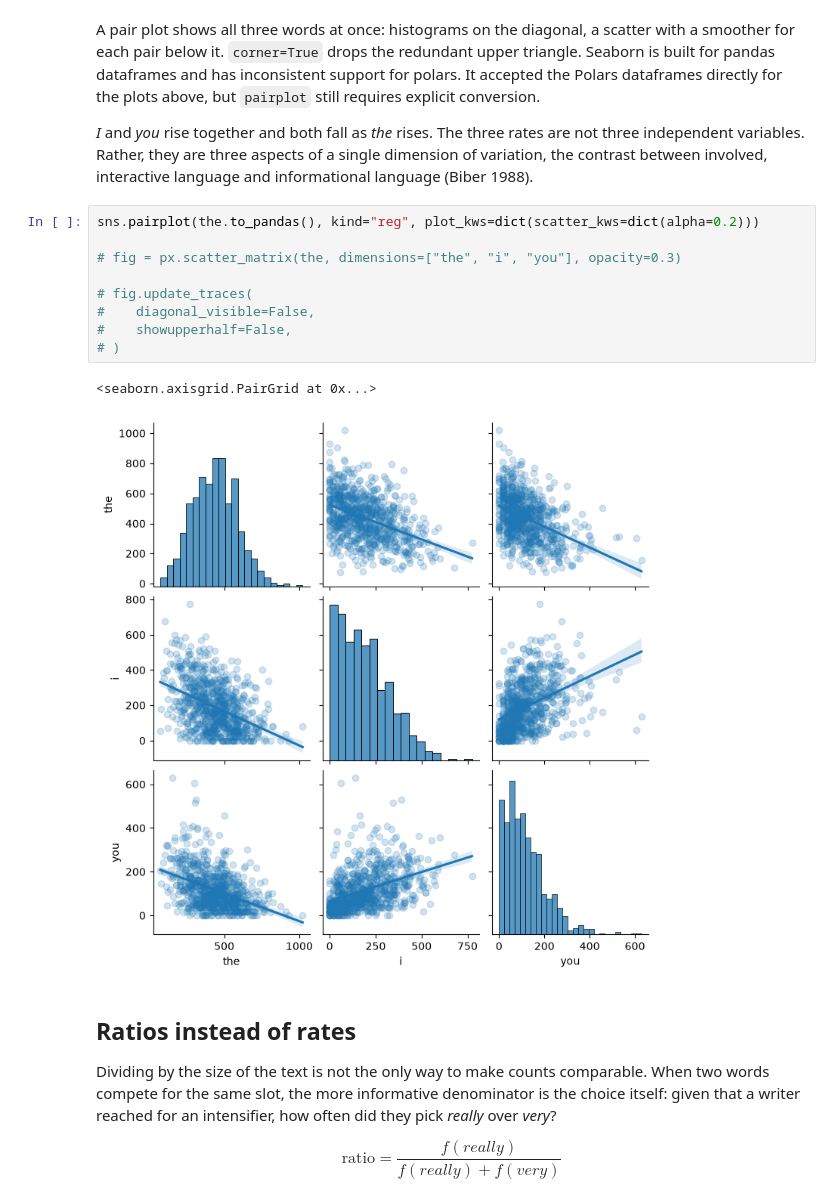
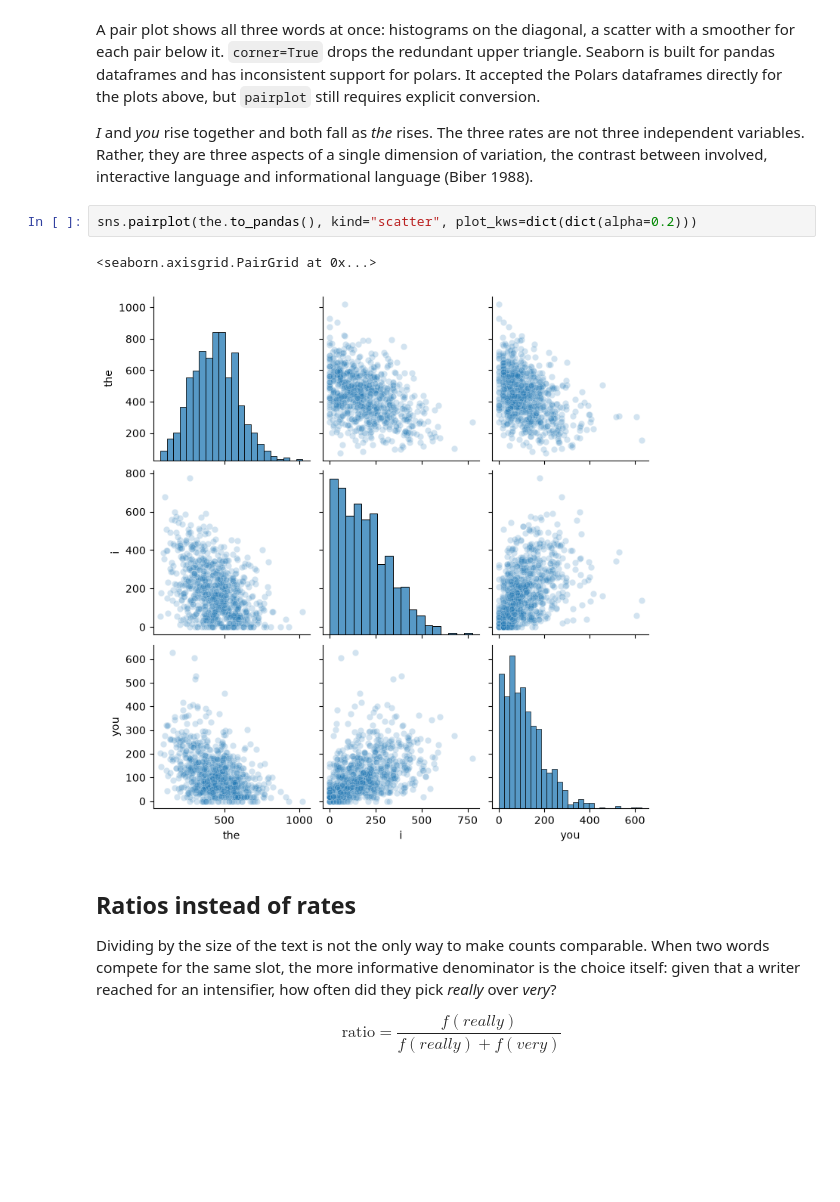
Before and after one commit to rmalouf/polars_corpus, a Jupyter notebook: docs/notebooks/frequencies.ipynb, the cells around one changed output. Cells and saved outputs as stored; diff of their text form; blank space fills up the shorter version.

Commit message:
Drop the leftover plotly setup from the frequencies notebook
Also draws the pair plot as a plain scatter rather than a regression fit.

```diff
--- a/docs/notebooks/frequencies.ipynb
+++ b/docs/notebooks/frequencies.ipynb
@@ -321,17 +321,10 @@ Polars dataframes directly for the plots above, but `pairplot` still requires ex
 *I* and *you* rise together and both fall as *the* rises. The three rates are not three
 independent variables. Rather, they are three aspects of a single dimension of variation, the contrast between involved, interactive language and informational language (Biber 1988).
 # %%
-sns.pairplot(the.to_pandas(), kind="reg", plot_kws=dict(scatter_kws=dict(alpha=0.2)))
-
-# fig = px.scatter_matrix(the, dimensions=["the", "i", "you"], opacity=0.3)
-
-# fig.update_traces(
-#    diagonal_visible=False,
-#    showupperhalf=False,
-# )
+sns.pairplot(the.to_pandas(), kind="scatter", plot_kws=dict(dict(alpha=0.2)))
 # %% [output]
 <seaborn.axisgrid.PairGrid at 0x...>
-[figure, old version]
+[figure, new version]
 # %% [markdown]
 ## Ratios instead of rates
 
```
Also changed, not shown: parts of 2 cells of this notebook.
